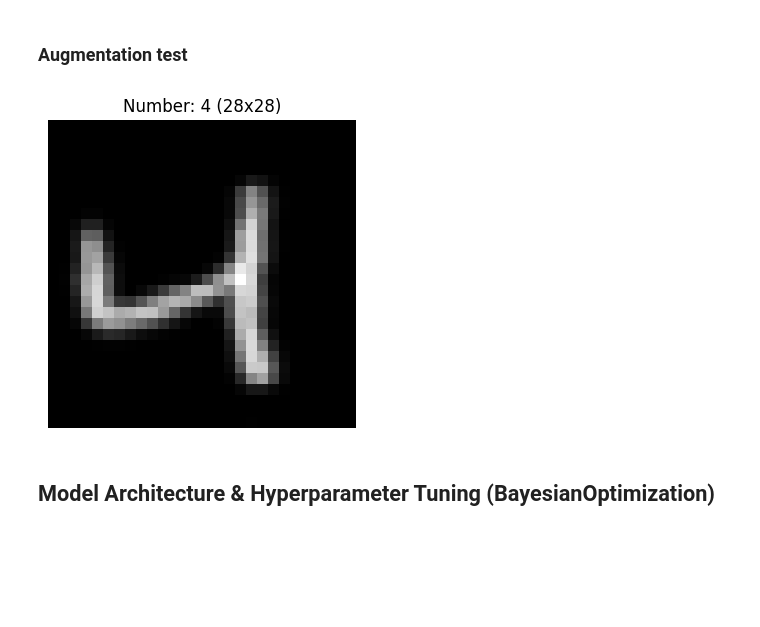
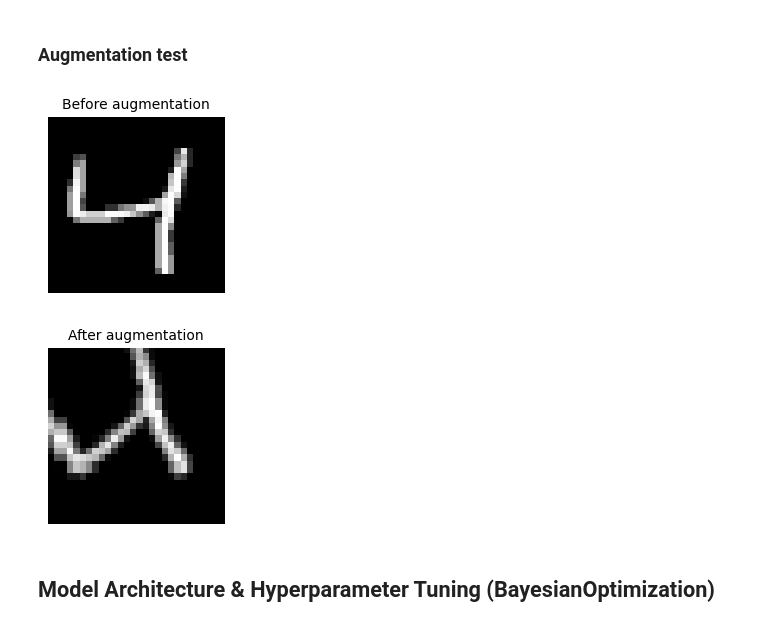
Before and after one commit to Arcus72/Image-Digit-Classification, a Jupyter notebook: main_analysis.ipynb, the cells around one changed output. Saved outputs shown, nothing was run; the diff lists cells and outputs as text; code cells hidden in the pictures; blank space fills up the shorter version.

```diff
--- a/main_analysis.ipynb
+++ b/main_analysis.ipynb
@@ -74,11 +74,18 @@ shape of each image: (28, 28, 1)
 # %%
-def show_image(image, label):
-    plt.figure(figsize=(4, 4))
-    plt.title(f"Number: {label} (28x28)")
+def show_images_grid(images, labels, rows=4, cols=5):
 
-    plt.imshow(image, cmap='gray')
+    num_available = len(images)
+    n_to_show = min(num_available, rows * cols)
 
-    plt.axis("off")
+    plt.figure(figsize=(2 * cols, 2 * rows))
+
+    for i in range(n_to_show):
+        plt.subplot(rows, cols, i + 1)
+        plt.imshow(images[i], cmap='gray')
+        plt.title(labels[i], fontsize=10)
+        plt.axis("off")
+
+    plt.tight_layout()
     plt.show()
 # %% [markdown]
 ### Example
@@ -98,23 +109,24 @@ from keras import Sequential
 # %%
 data_augmentation = Sequential([
     RandomRotation(factor=0.1, fill_mode="constant"),
-    RandomTranslation(height_factor=0.1, width_factor=0.1),
-    RandomZoom(height_factor=0.2, width_factor=0.2),
+    RandomTranslation(height_factor=0.1, width_factor=0.1, interpolation='nearest'),
+    RandomZoom(height_factor=0.2, width_factor=0.2, interpolation='nearest'),
 ])
 # %% [markdown]
 ### Augmentation test
 # %%
 sample = 2
 
-label = labels[sample]
-image = np.array(processed_images[sample])
-image = np.expand_dims(image, axis=(0, -1))
+original_image = np.array(processed_images[sample])
+original_image = np.expand_dims(original_image, axis=(0, -1))
 
-image = data_augmentation(image, training=True)
+augmented_image = data_augmentation(original_image, training=True)
 
-show_image(image[0], label)
+show_images_grid(original_image, ["Before augmentation"])
+show_images_grid(augmented_image, ["After augmentation"])
 # %% [output]
-[figure, old version]
+[figure, new version]
+[figure, added]
 # %% [markdown]
 ## Model Architecture & Hyperparameter Tuning (BayesianOptimization)
 # %%
```
Also changed, not shown: parts of 7 cells of this notebook, 1 other file.
